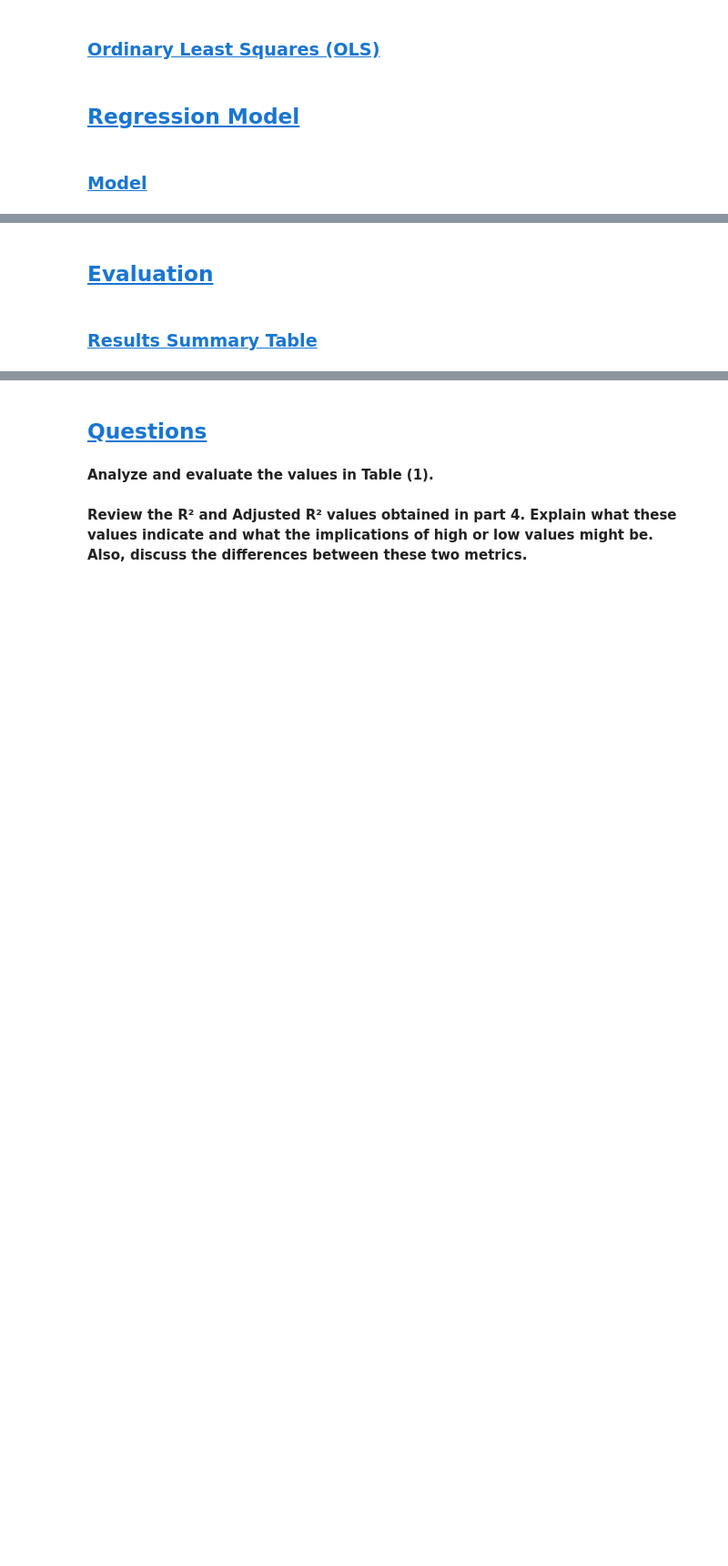
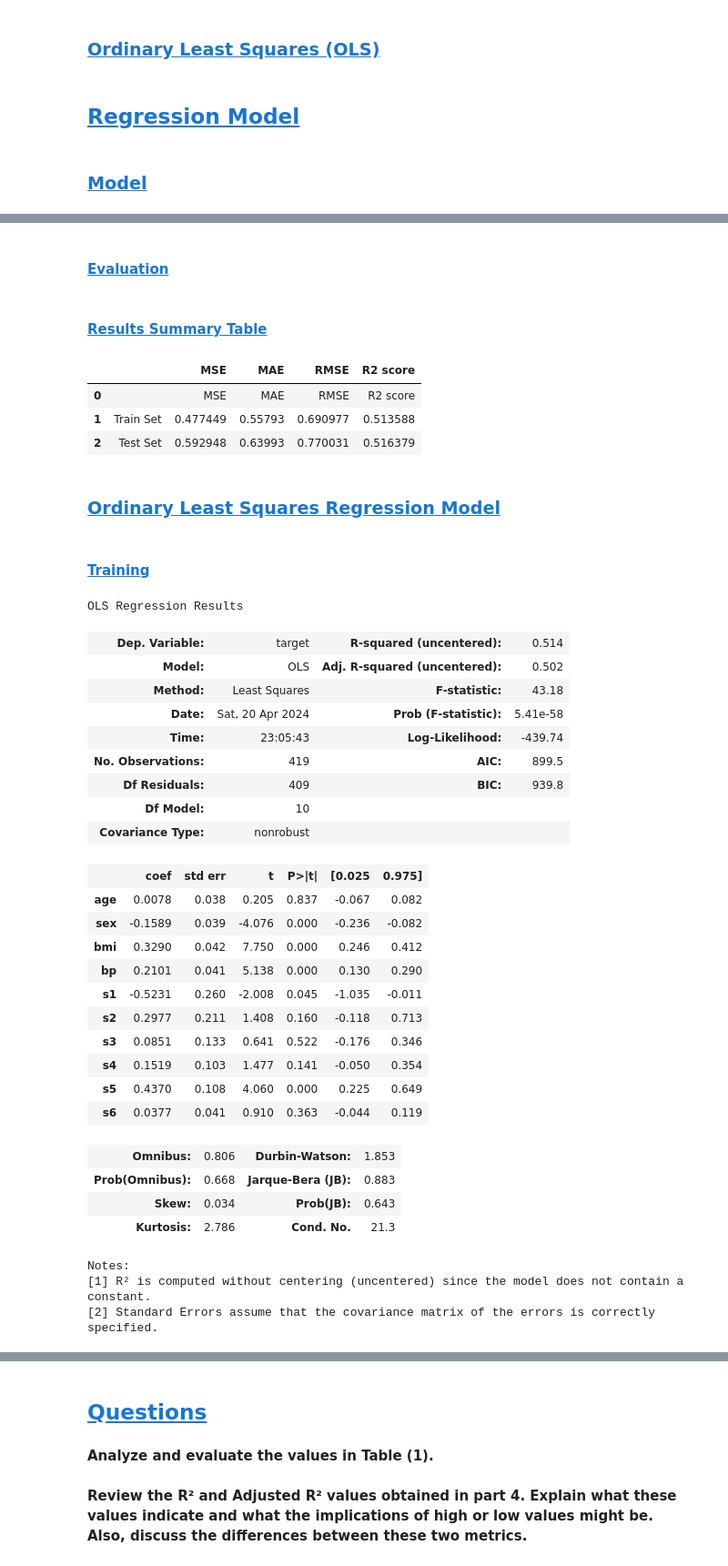
Before and after one commit to Hadi-loo/Introduction-to-Data-Science-Course, a Jupyter notebook: CA4. Linear Regression/gradient descent.ipynb, the cells around one changed output, grey strips where cells are left out. Shown at 91% size. Saved outputs shown, nothing was run; the diff lists cells and outputs as text; code cells hidden in the pictures; blank space fills up the shorter version.

```diff
--- a/CA4. Linear Regression/gradient descent.ipynb
+++ b/CA4. Linear Regression/gradient descent.ipynb
@@ -86,2 +183,8 @@ warnings.filterwarnings("ignore")
 # %% [markdown]
 #### <a id='toc1_5_3_5_'></a>[Train-Test Split](#toc0_)
+# %%
+X = df_scaled.drop('target', axis=1)
+y = df_scaled['target']
+
+X_train, X_test, y_train, y_test = train_test_split(X, y, test_size=0.05, random_state=42)
+print(f"Count of instances in\n Whole Dataset: {X.shape[0]}\n Training set: {X_train.shape[0]}\n Testing set: {X_test.shape[0]}")
@@ -104 +252,3 @@ warnings.filterwarnings("ignore")
+# %%
+model = LinearRegression()
 # %% [markdown]
@@ -105,0 +256,2 @@ warnings.filterwarnings("ignore")
+# %%
+model.fit(X_train, y_train)
@@ -106,2 +260,2 @@ warnings.filterwarnings("ignore")
 # %% [markdown]
-## <a id='toc1_8_'></a>[Evaluation](#toc0_)
+#### <a id='toc1_8_'></a>[Evaluation](#toc0_)
@@ -108,10 +276,55 @@ warnings.filterwarnings("ignore")
 # %% [markdown]
-### <a id='toc1_8_1_'></a>[Results Summary Table](#toc0_)
+#### <a id='toc1_8_1_'></a>[Results Summary Table](#toc0_)
 # %%
 results_summary_data = [
-    ['', 'MSE', 'MAE', 'RMSE', 'R2 score', 'OLE'],
-    ['Train Set', None, None, None, None, None],
-    ['Test Set', None, None, None, None, None]
+    ['', 'MSE', 'MAE', 'RMSE', 'R2 score'],
+    ['Train Set', mean_squared_error_train, mean_absolute_error_train, root_mean_squared_error_train, r_squared_train],
+    ['Test Set', mean_squared_error, mean_absolute_error, root_mean_squared_error, r_squared]
 ]
 results_summary_df = pd.DataFrame(results_summary_data, columns=results_summary_data[0])
 results_summary_df
+# %% [output]
+|  |  | MSE | MAE | RMSE | R2 score |
+| 0 |  | MSE | MAE | RMSE | R2 score |
+| 1 | Train Set | 0.477449 | 0.55793 | 0.690977 | 0.513588 |
+| 2 | Test Set | 0.592948 | 0.63993 | 0.770031 | 0.516379 |
+# %% [markdown]
+### <a id='toc1_7_1_'></a>[Ordinary Least Squares Regression Model](#toc0_)
+# %%
+X_train_ols = sm.add_constant(X_train)
+X_test_ols = sm.add_constant(X_test)
+
+ols_model = sm.OLS(y_train, X_train_ols)
+# %% [markdown]
+#### <a id='toc1_7_2_'></a>[Training](#toc0_)
+# %%
+ols_model.fit().summary()
+# %% [output]
+OLS Regression Results
+| Dep. Variable: | target | R-squared (uncentered): | 0.514 |
+| Model: | OLS | Adj. R-squared (uncentered): | 0.502 |
+| Method: | Least Squares | F-statistic: | 43.18 |
+| Date: | Sat, 20 Apr 2024 | Prob (F-statistic): | 5.41e-58 |
+| Time: | 23:05:43 | Log-Likelihood: | -439.74 |
+| No. Observations: | 419 | AIC: | 899.5 |
+| Df Residuals: | 409 | BIC: | 939.8 |
+| Df Model: | 10 |  |  |
+| Covariance Type: | nonrobust |  |  |
+|  | coef | std err | t | P>|t| | [0.025 | 0.975] |
+| age | 0.0078 | 0.038 | 0.205 | 0.837 | -0.067 | 0.082 |
+| sex | -0.1589 | 0.039 | -4.076 | 0.000 | -0.236 | -0.082 |
+| bmi | 0.3290 | 0.042 | 7.750 | 0.000 | 0.246 | 0.412 |
+| bp | 0.2101 | 0.041 | 5.138 | 0.000 | 0.130 | 0.290 |
+| s1 | -0.5231 | 0.260 | -2.008 | 0.045 | -1.035 | -0.011 |
+| s2 | 0.2977 | 0.211 | 1.408 | 0.160 | -0.118 | 0.713 |
+| s3 | 0.0851 | 0.133 | 0.641 | 0.522 | -0.176 | 0.346 |
+| s4 | 0.1519 | 0.103 | 1.477 | 0.141 | -0.050 | 0.354 |
+| s5 | 0.4370 | 0.108 | 4.060 | 0.000 | 0.225 | 0.649 |
+| s6 | 0.0377 | 0.041 | 0.910 | 0.363 | -0.044 | 0.119 |
+| Omnibus: | 0.806 | Durbin-Watson: | 1.853 |
+| Prob(Omnibus): | 0.668 | Jarque-Bera (JB): | 0.883 |
+| Skew: | 0.034 | Prob(JB): | 0.643 |
+| Kurtosis: | 2.786 | Cond. No. | 21.3 |
+Notes:
+[1] R² is computed without centering (uncentered) since the model does not contain a constant.
+[2] Standard Errors assume that the covariance matrix of the errors is correctly specified.
```
Also changed, not shown: parts of 28 cells of this notebook.
